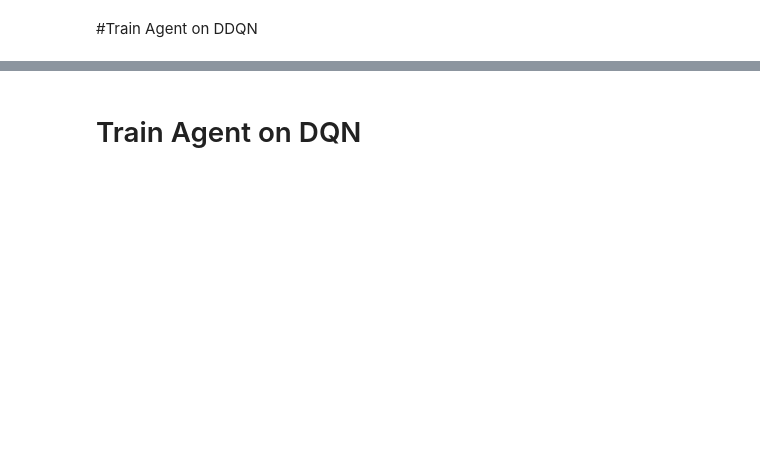
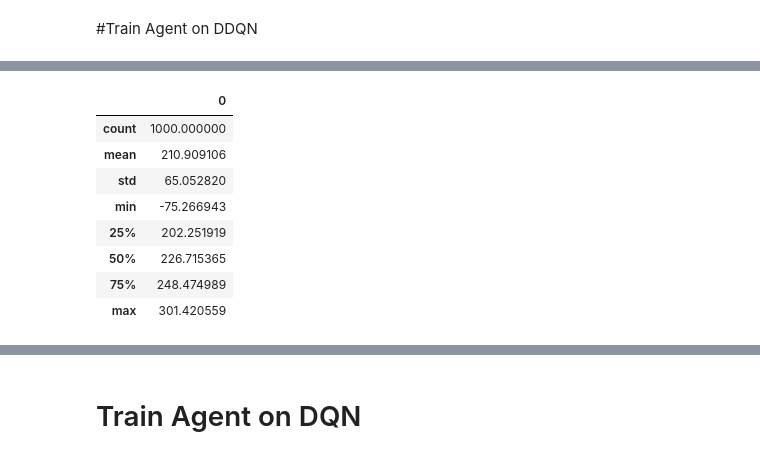
Before and after one commit to PriyankaVelagala/Deep-Reinforcement-Learning-Projects, a Jupyter notebook: DQN/(D)DQN_lunarlanding.ipynb, the cells around one changed output, grey strips where cells are left out. Cells and saved outputs as stored; diff of their text form; code cells hidden in the pictures; blank space fills up the shorter version.

```diff
--- a/DQN/(D)DQN_lunarlanding.ipynb
+++ b/DQN/(D)DQN_lunarlanding.ipynb
@@ -643,3 +779,15 @@ plot_scores(scores)
+# %%
+ddqn_df.describe()
+# %% [output]
+|  | 0 |
+| count | 1000.000000 |
+| mean | 210.909106 |
+| std | 65.052820 |
+| min | -75.266943 |
+| 25% | 202.251919 |
+| 50% | 226.715365 |
+| 75% | 248.474989 |
+| max | 301.420559 |
 # %%
 display = Display(visible=0, size=(1400, 900))
 display.start()
```
Also changed, not shown: parts of 25 cells of this notebook, 4 other files.
